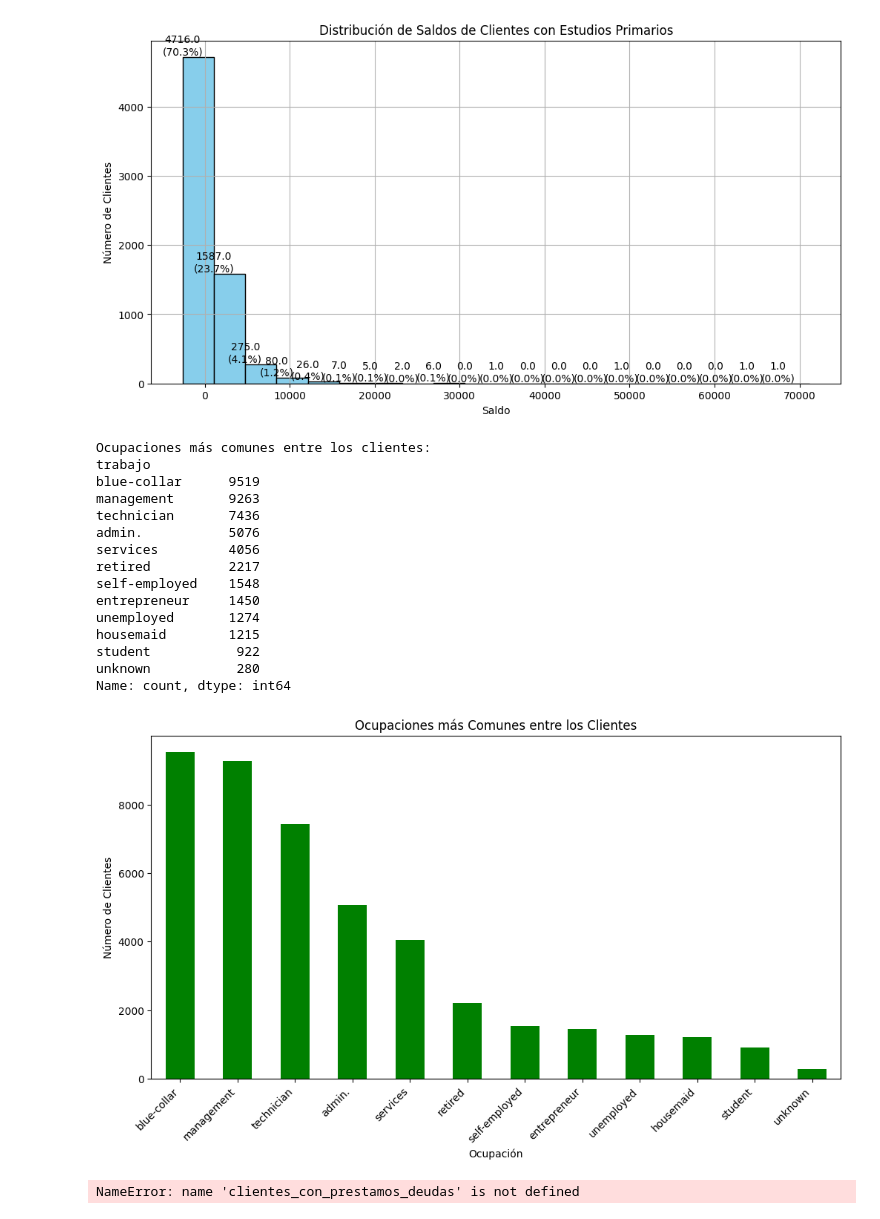
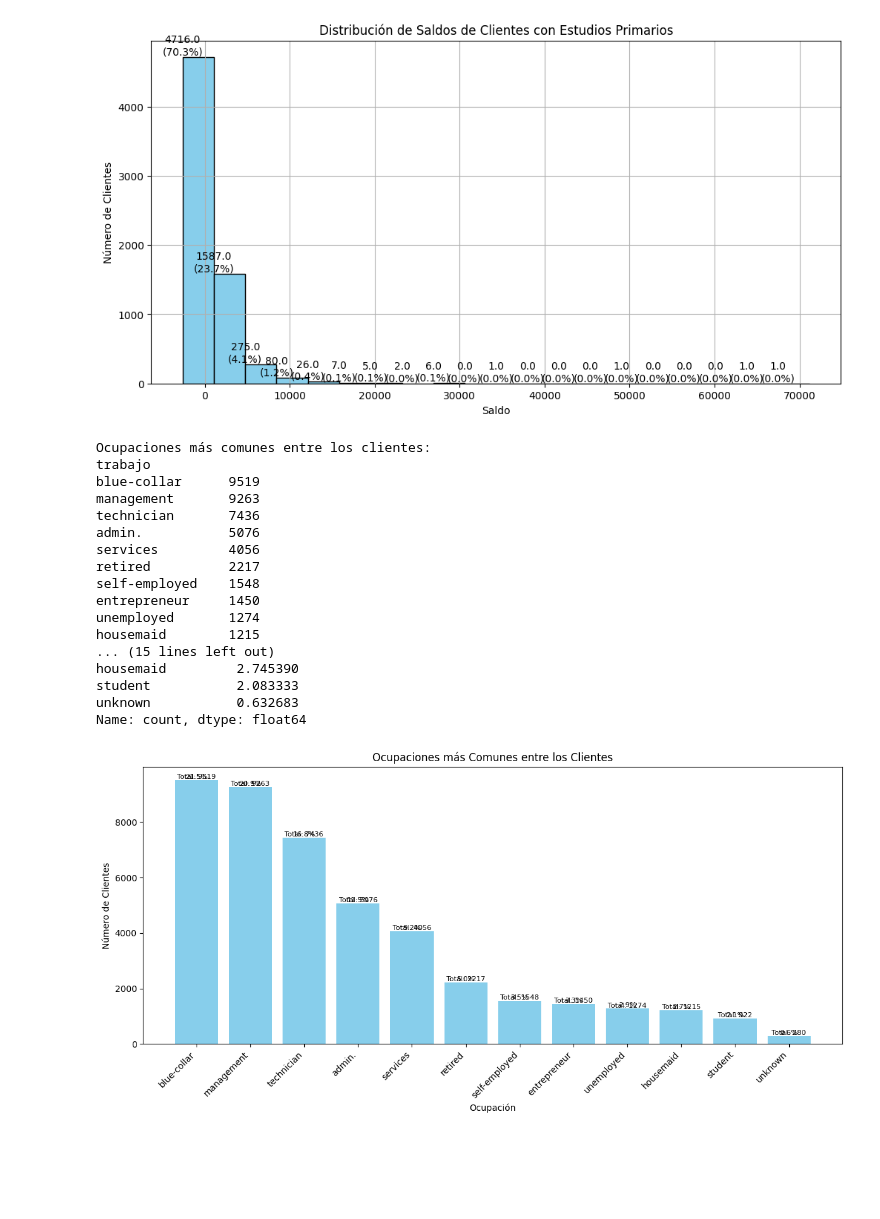
Before and after one commit to erxgli/Amacor_contexto_bancario, a Jupyter notebook: alexcsv.ipynb, the cells around one changed output. Drawn from its saved outputs; the diff is of its cells as text; code cells hidden in the pictures; blank space fills up the shorter version.

```diff
--- a/alexcsv.ipynb
+++ b/alexcsv.ipynb
@@ -369,42 +369,52 @@ plt.show()
 # %% [output]
 [figure]
 # %%
-
 # Calcula las ocupaciones más comunes
 ocupaciones_mas_comunes = df['trabajo'].value_counts()
 
-# Muestra las ocupaciones más comunes
+# Calcula los porcentajes
+porcentajes = ocupaciones_mas_comunes / ocupaciones_mas_comunes.sum() * 100
+
+# Muestra las ocupaciones más comunes con porcentajes
 print("Ocupaciones más comunes entre los clientes:")
 print(ocupaciones_mas_comunes)
+print("\nPorcentajes:")
+print(porcentajes)
 
 # Crea un gráfico de barras para visualizar las ocupaciones más comunes
 plt.figure(figsize=(12, 6))
-ocupaciones_mas_comunes.plot(kind='bar', color='green')
+bars = plt.bar(ocupaciones_mas_comunes.index, ocupaciones_mas_comunes, color='skyblue')
+
+# Ajusta las anotaciones para evitar superposiciones
+for bar, percentage, total in zip(bars, porcentajes, ocupaciones_mas_comunes):
+    plt.text(bar.get_x() + bar.get_width() / 2, bar.get_height() + 0.6,
+             f"{percentage:.1f}%", ha='center', va='bottom', fontsize=8, color='black')
+    plt.text(bar.get_x() + bar.get_width() / 2, bar.get_height() - 0.8,
+             f"Total: {total}", ha='center', va='bottom', fontsize=8, color='black')
+
+# Personaliza el gráfico
 plt.title('Ocupaciones más Comunes entre los Clientes')
 plt.xlabel('Ocupación')
 plt.ylabel('Número de Clientes')
 plt.xticks(rotation=45, ha='right')
+plt.tight_layout()  # Ajusta automáticamente los márgenes para evitar recorte
 plt.show()
 # %% [output]
 Ocupaciones más comunes entre los clientes:
 trabajo
 blue-collar      9519
 management       9263
 technician       7436
 admin.           5076
 services         4056
 retired          2217
 self-employed    1548
 entrepreneur     1450
 unemployed       1274
 housemaid        1215
-student           922
-unknown           280
-Name: count, dtype: int64
+... (15 lines left out)
+housemaid         2.745390
+student           2.083333
+unknown           0.632683
+Name: count, dtype: float64
-[figure, old version]
+[figure, new version]
-# %%
-#clientes_con_prestamos_deudas = df[(df['prestamo'] == 'si') | (df['deuda'] == 'si')]
-cantidad_clientes_prestamos_deudas = len(clientes_con_prestamos_deudas)
-print(f"Cantidad de clientes con préstamos o deudas: {cantidad_clientes_prestamos_deudas}")
-# %% [output]
-NameError: name 'clientes_con_prestamos_deudas' is not defined
```
Also changed, not shown: parts of 1 cell of this notebook.
